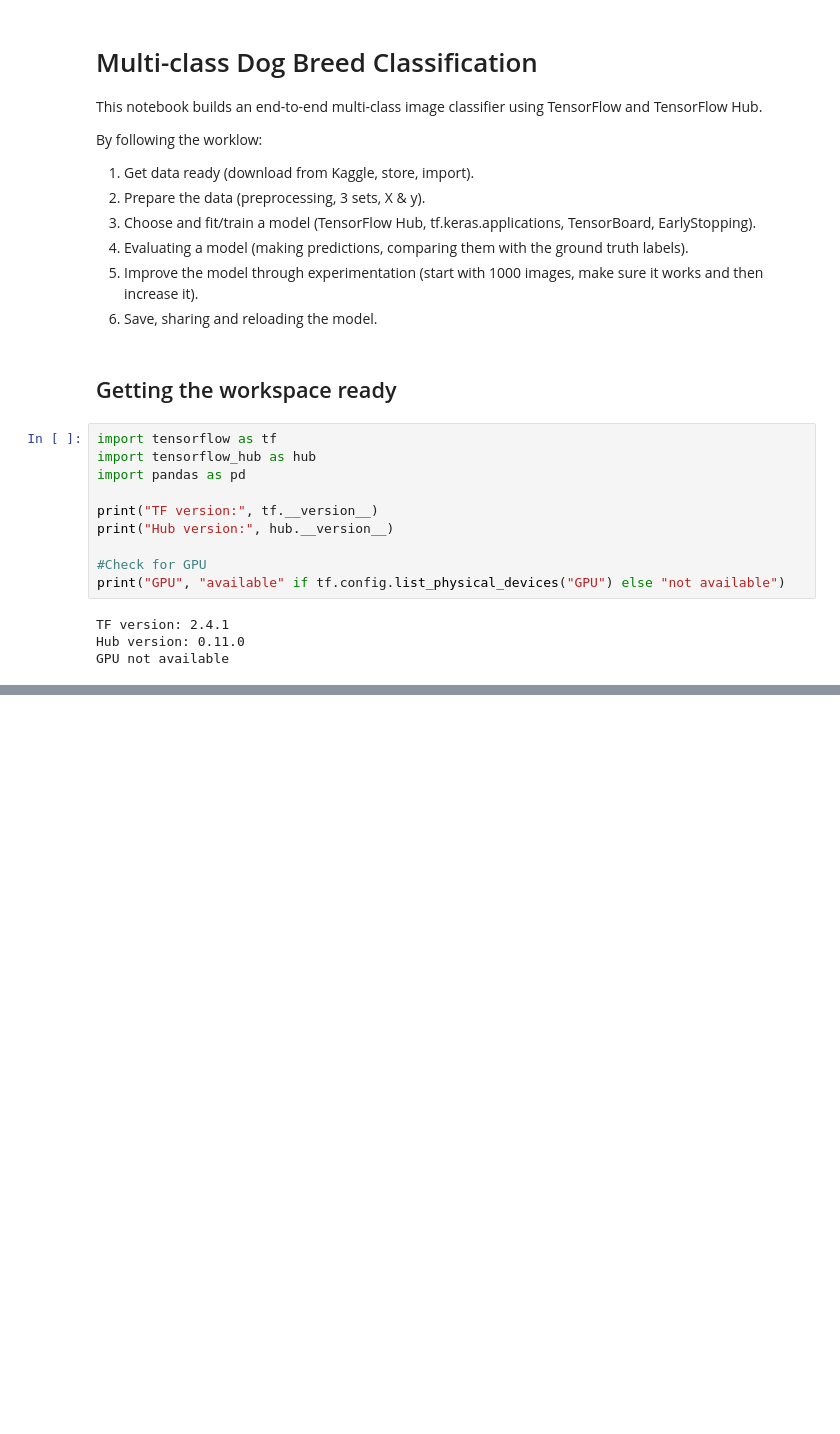
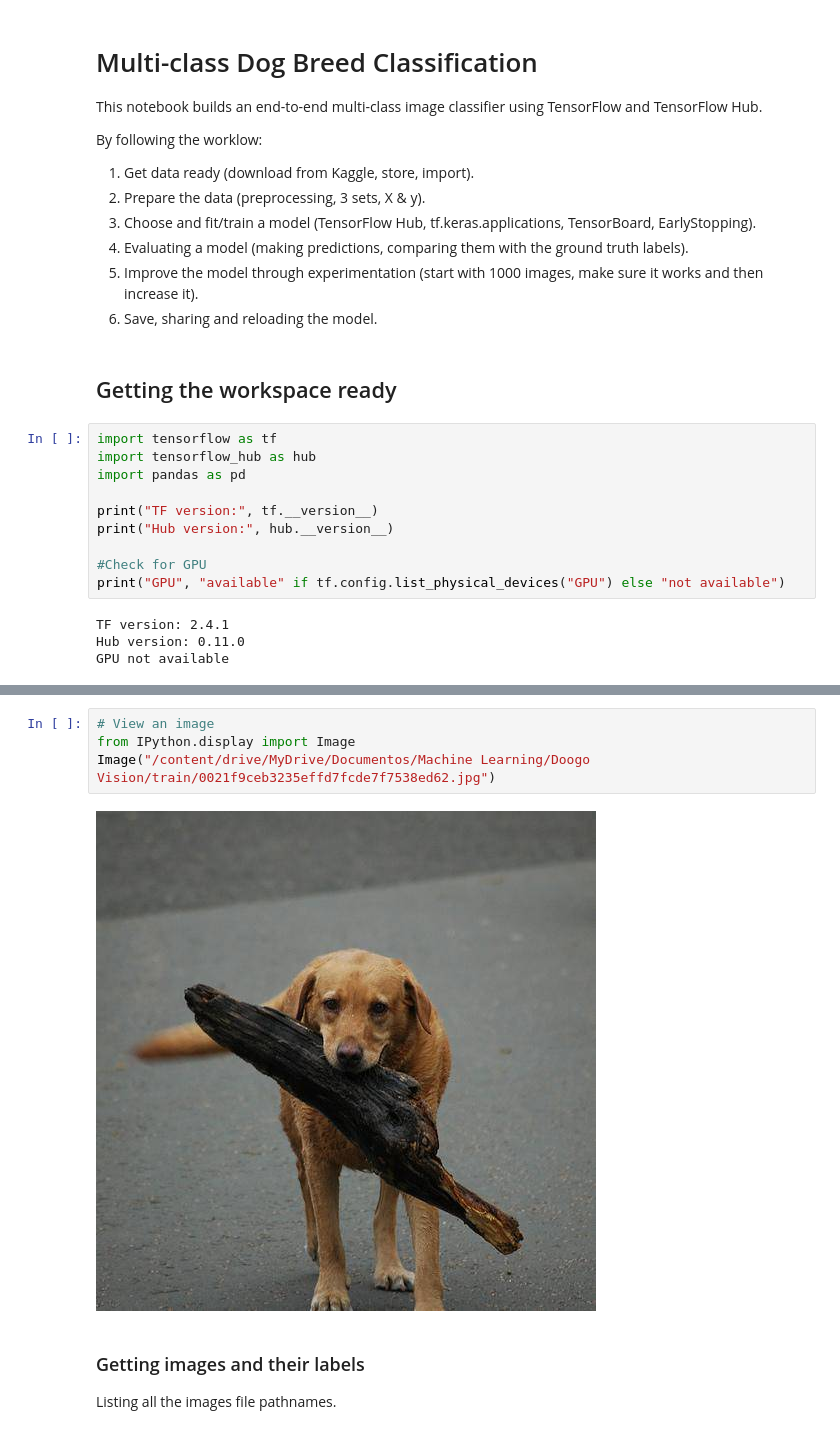
Before and after one commit to Axl11475581/Projects-Folder, a Jupyter notebook: Data Science & Machine Learning/TensorFlow/Transfer Learning and TensorFlow to Classify Dog Breeds.ipynb, the cells around one changed output, grey strips where cells are left out. Cells and saved outputs as stored; diff of their text form; blank space fills up the shorter version.

```diff
--- a/Data Science & Machine Learning/TensorFlow/Transfer Learning and TensorFlow to Classify Dog Breeds.ipynb
+++ b/Data Science & Machine Learning/TensorFlow/Transfer Learning and TensorFlow to Classify Dog Breeds.ipynb
@@ -31,0 +70,10 @@ GPU not available
+# %%
+# View an image
+from IPython.display import Image
+Image("/content/drive/MyDrive/Documentos/Machine Learning/Doogo Vision/train/0021f9ceb3235effd7fcde7f7538ed62.jpg")
+# %% [output]
+[figure, added]
+# %% [markdown]
+### Getting images and their labels
+
+Listing all the images file pathnames.
```
Also changed, not shown: parts of 12 cells of this notebook.
